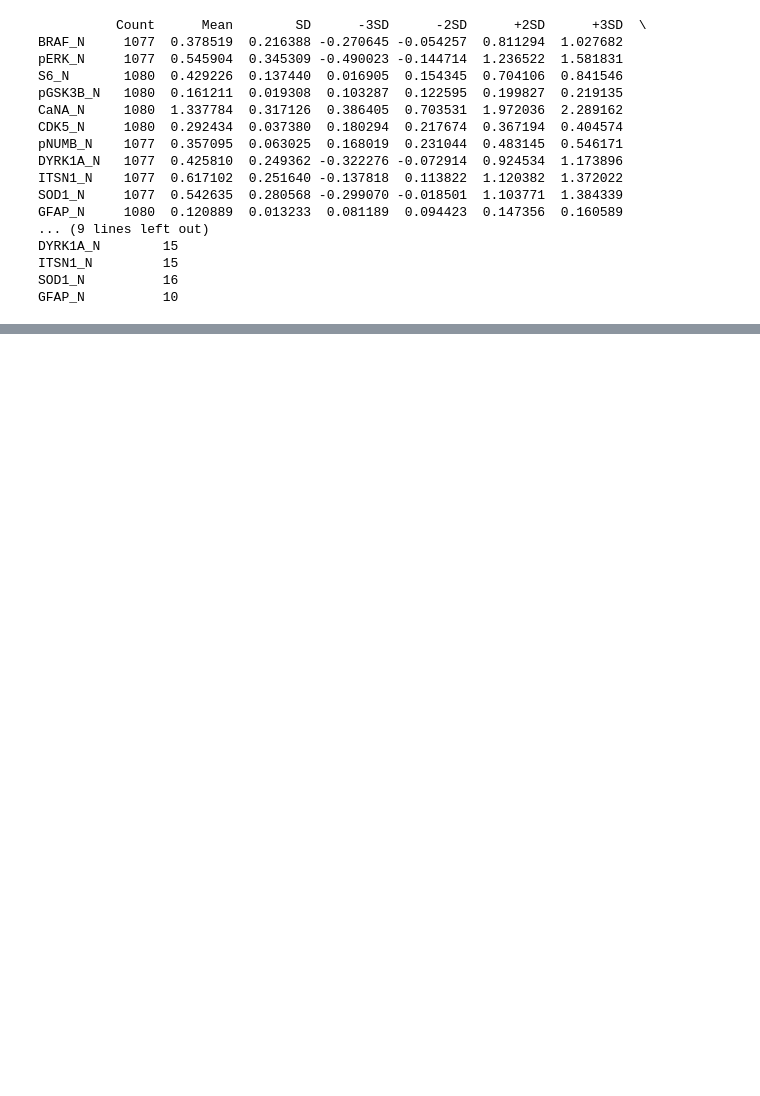
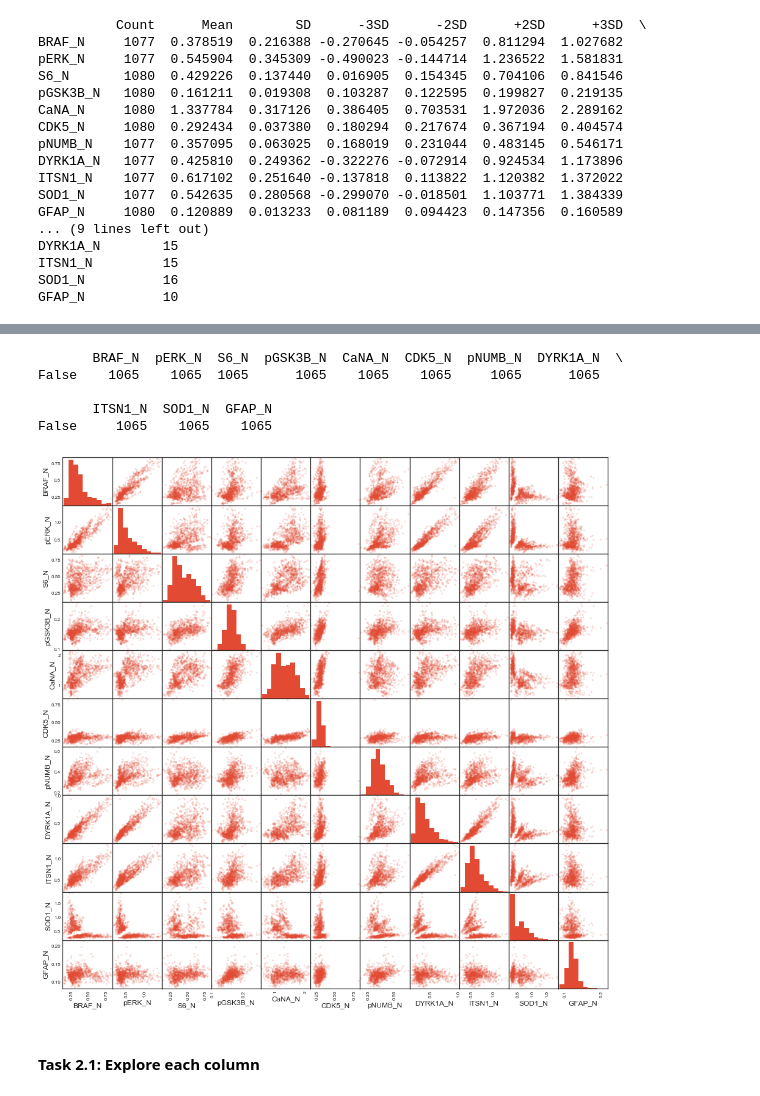
Before and after one commit to AbdielNie/Practice-data-science, a Jupyter notebook: Assignment2/MiceProtein .ipynb, the cells around one changed output, grey strips where cells are left out. Drawn from its saved outputs; the diff is of its cells as text; code cells hidden in the pictures; blank space fills up the shorter version.

Commit message:
add task2 explore part

```diff
--- a/Assignment2/MiceProtein .ipynb
+++ b/Assignment2/MiceProtein .ipynb
@@ -323,8 +306,0 @@ miceIDs = np.delete(miceIDs, indexOfMouse)
-# %%
-def make_averages(row):
-    for proteinName in proteinNames:
-        if np.isnan(row[proteinName]):
-            average = targetProteins[targetProteins.Class == row['Class']][proteinName].mean()
-            row[proteinName] = average
-    return row
-targetProteins = targetProteins.apply(make_averages, axis=1)
@@ -367,0 +307,13 @@ print (y_train.shape)
+# %%
+#change all outliers back to NaN
+def make_nans(row):
+    for proteinName in proteinNames:
+        mean = targetMice[proteinName].mean()
+        sd = targetMice[proteinName].std()
+        minusThreeSD = mean - (3 * sd)
+        threeSD = mean + (3 * sd)
+
+        if row[proteinName] < minusThreeSD or row[proteinName] > threeSD:
+            row[proteinName] = None
+        return row
+targetMice = targetMice.apply(make_nans, axis=1)
@@ -367,0 +336,32 @@ print (y_train.shape)
+# %%
+targetMice = targetMice[~targetMice['MouseID'].str.contains('3484')]
+indexOfMouse = np.where(miceIDs=='3484')[0]
+miceIDs = np.delete(miceIDs, indexOfMouse)
+# %%
+def make_averages(row):
+    for proteinName in proteinNames:
+        if np.isnan(row[proteinName]):
+            average = targetMice[targetMice.Class == row['Class']][proteinName].mean()
+            row[proteinName] = average
+    return row
+targetMice = targetMice.apply(make_averages, axis=1)
+# %%
+missingValueCheck = targetMice[['BRAF_N', 'pERK_N', 'S6_N', 'pGSK3B_N',
+                        'CaNA_N', 'CDK5_N', 'pNUMB_N', 'DYRK1A_N',
+                        'ITSN1_N', 'SOD1_N', 'GFAP_N']].isnull()
+missingValueList = missingValueCheck.apply(pd.Series.value_counts)
+print (missingValueList)
+# %% [output]
+       BRAF_N  pERK_N  S6_N  pGSK3B_N  CaNA_N  CDK5_N  pNUMB_N  DYRK1A_N  \
+False    1065    1065  1065      1065    1065    1065     1065      1065
+
+       ITSN1_N  SOD1_N  GFAP_N
+False     1065    1065    1065
+# %%
+scatterProteins = targetMice[['MouseID', 'BRAF_N', 'pERK_N', 'S6_N', 'pGSK3B_N',
+                                  'CaNA_N', 'CDK5_N', 'pNUMB_N', 'DYRK1A_N', 'ITSN1_N',
+                                  'SOD1_N', 'GFAP_N']]
+scatter_matrix(scatterProteins, alpha=0.2,figsize=(16,16),diagonal='hist')
+plt.show()
+# %% [output]
+[figure, added]
@@ -367,0 +370,2 @@ print (y_train.shape)
+# %% [markdown]
+#### Task 2.1: Explore each column
```
Also changed, not shown: parts of 101 cells of this notebook, 2 other files.
